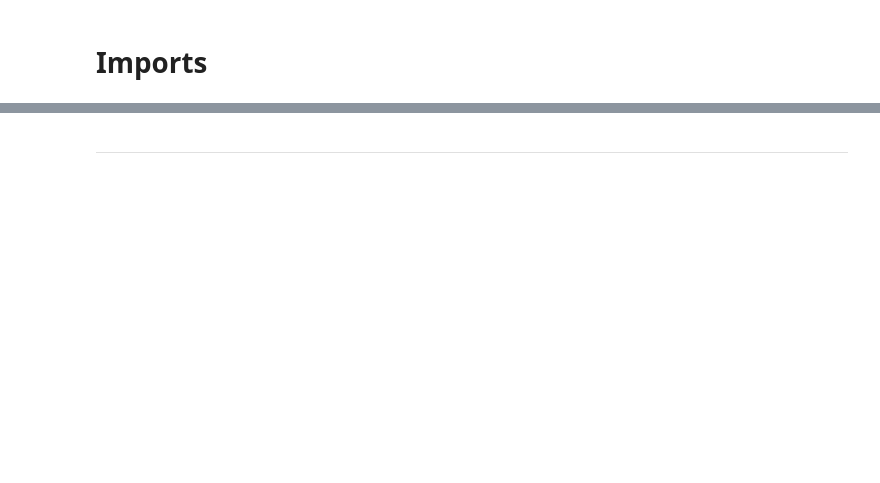
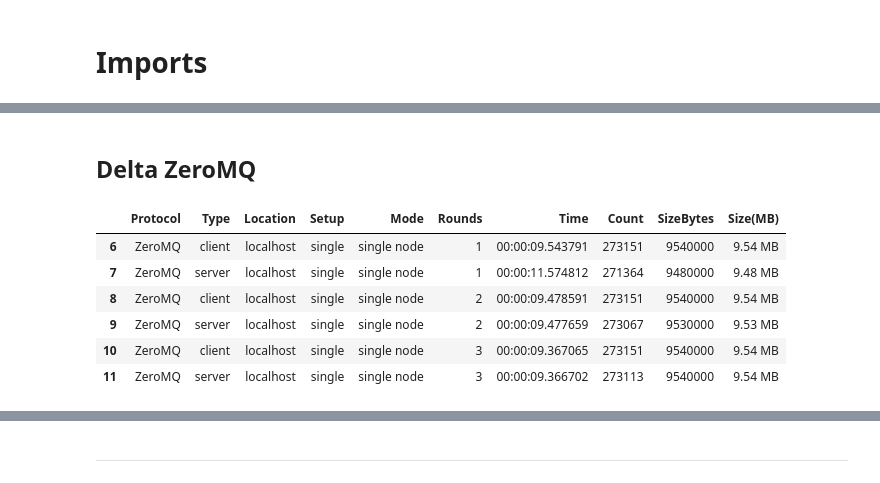
Before and after one commit to xR86/ml-stuff, a Jupyter notebook: data-engineering/labs-concurrent-distributed-programming/Analysis.ipynb, the cells around one changed output, grey strips where cells are left out. Saved outputs shown, nothing was run; the diff lists cells and outputs as text; code cells hidden in the pictures; blank space fills up the shorter version.

```diff
--- a/data-engineering/labs-concurrent-distributed-programming/Analysis.ipynb
+++ b/data-engineering/labs-concurrent-distributed-programming/Analysis.ipynb
@@ -94,0 +264,2 @@ memory usage: 120.0+ bytes
+# %% [markdown]
+## Delta ZeroMQ
@@ -94,0 +271,12 @@ memory usage: 120.0+ bytes
+# %%
+delta_zmq = df[df.Protocol == 'ZeroMQ']
+
+delta_zmq
+# %% [output]
+|  | Protocol | Type | Location | Setup | Mode | Rounds | Time | Count | SizeBytes | Size(MB) |
+| 6 | ZeroMQ | client | localhost | single | single node | 1 | 00:00:09.543791 | 273151 | 9540000 | 9.54 MB |
+| 7 | ZeroMQ | server | localhost | single | single node | 1 | 00:00:11.574812 | 271364 | 9480000 | 9.48 MB |
+| 8 | ZeroMQ | client | localhost | single | single node | 2 | 00:00:09.478591 | 273151 | 9540000 | 9.54 MB |
+| 9 | ZeroMQ | server | localhost | single | single node | 2 | 00:00:09.477659 | 273067 | 9530000 | 9.53 MB |
+| 10 | ZeroMQ | client | localhost | single | single node | 3 | 00:00:09.367065 | 273151 | 9540000 | 9.54 MB |
+| 11 | ZeroMQ | server | localhost | single | single node | 3 | 00:00:09.366702 | 273113 | 9540000 | 9.54 MB |
```
Also changed, not shown: parts of 24 cells of this notebook, 1 other file.
